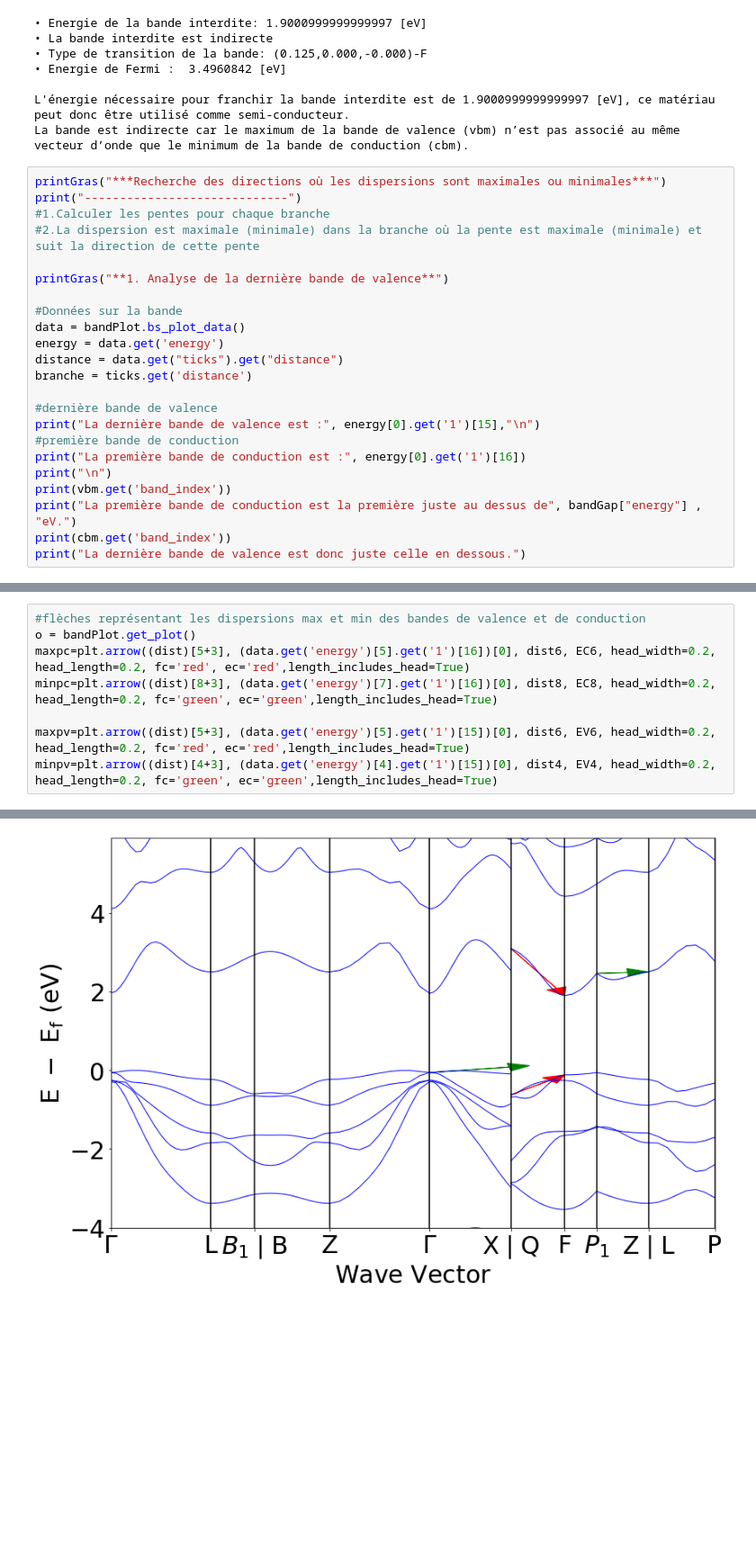
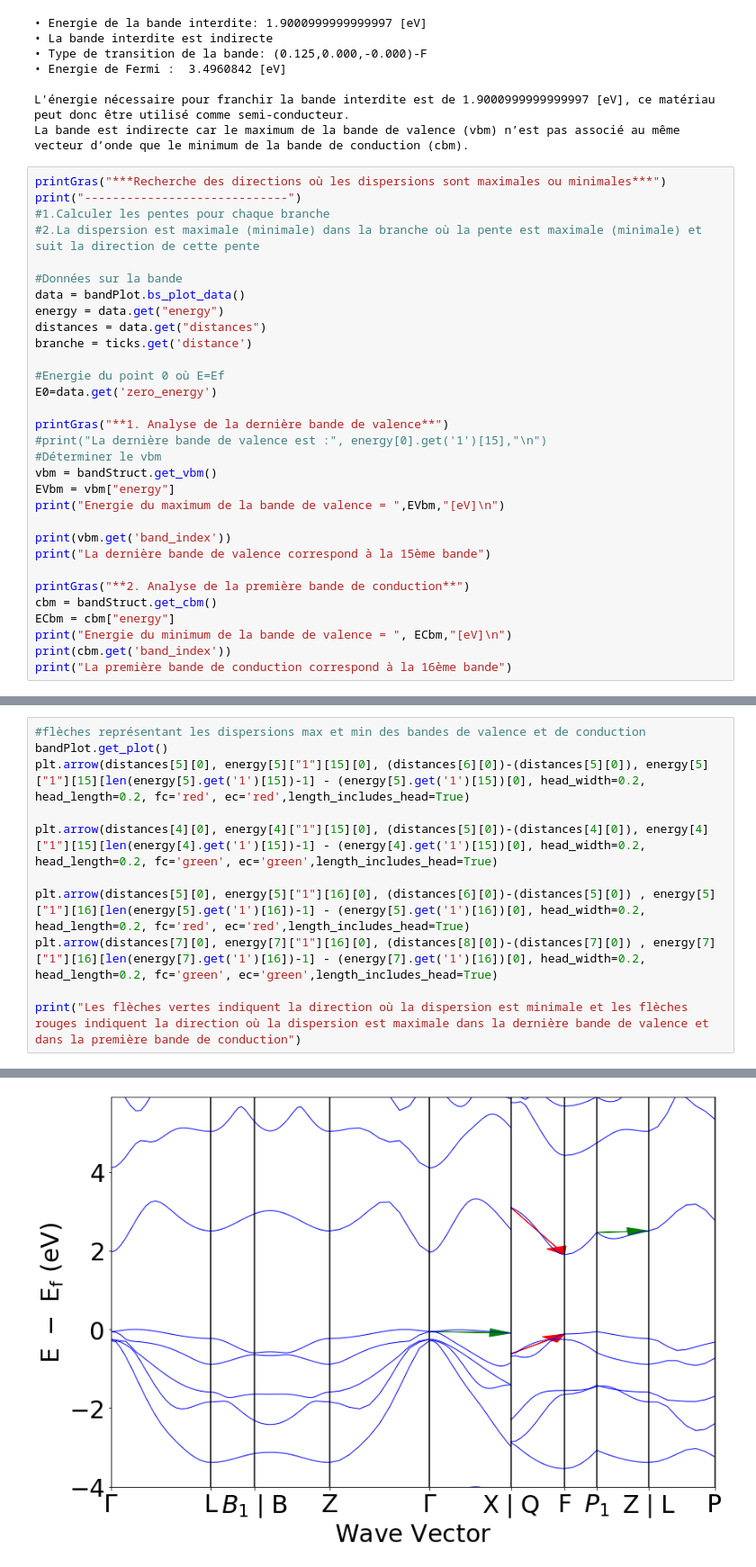
Before and after one commit to clelenoir/lmapr1492, a Jupyter notebook: bands.ipynb, the cells around one changed output, grey strips where cells are left out. Shown: that part at 90% size. Saved outputs shown, nothing was run; the diff lists cells and outputs as text; blank space fills up the shorter version.

```diff
--- a/bands.ipynb
+++ b/bands.ipynb
@@ -42,23 +45,31 @@ print("-----------------------------")
 #1.Calculer les pentes pour chaque branche
 #2.La dispersion est maximale (minimale) dans la branche où la pente est maximale (minimale) et suit la direction de cette pente
 
-printGras("**1. Analyse de la dernière bande de valence**")
-
 #Données sur la bande
 data = bandPlot.bs_plot_data()
-energy = data.get('energy')
-distance = data.get("ticks").get("distance")
+energy = data.get("energy")
+distances = data.get("distances")
 branche = ticks.get('distance')
 
-#dernière bande de valence
-print("La dernière bande de valence est :", energy[0].get('1')[15],"\n")
-#première bande de conduction
-print("La première bande de conduction est :", energy[0].get('1')[16])
-print("\n")
+#Energie du point 0 où E=Ef
+E0=data.get('zero_energy')
+
+printGras("**1. Analyse de la dernière bande de valence**")
+#print("La dernière bande de valence est :", energy[0].get('1')[15],"\n")
+#Déterminer le vbm
+vbm = bandStruct.get_vbm()
+EVbm = vbm["energy"]
+print("Energie du maximum de la bande de valence = ",EVbm,"[eV]\n")
+
 print(vbm.get('band_index'))
-print("La première bande de conduction est la première juste au dessus de", bandGap["energy"] , "eV.")
+print("La dernière bande de valence correspond à la 15ème bande")
+
+printGras("**2. Analyse de la première bande de conduction**")
+cbm = bandStruct.get_cbm()
+ECbm = cbm["energy"]
+print("Energie du minimum de la bande de valence = ", ECbm,"[eV]\n")
 print(cbm.get('band_index'))
-print("La dernière bande de valence est donc juste celle en dessous.")
+print("La première bande de conduction correspond à la 16ème bande")
 # %% [output]
 ***Recherche des directions où les dispersions sont maximales ou minimales***
 -----------------------------
@@ -210,9 +140,12 @@ Le minimum de dispersion de la bande de valence est -0.04706031189042864 dans la
 # %%
 #flèches représentant les dispersions max et min des bandes de valence et de conduction
-o = bandPlot.get_plot()
-maxpc=plt.arrow((dist)[5+3], (data.get('energy')[5].get('1')[16])[0], dist6, EC6, head_width=0.2, head_length=0.2, fc='red', ec='red',length_includes_head=True)
-minpc=plt.arrow((dist)[8+3], (data.get('energy')[7].get('1')[16])[0], dist8, EC8, head_width=0.2, head_length=0.2, fc='green', ec='green',length_includes_head=True)
+bandPlot.get_plot()
+plt.arrow(distances[5][0], energy[5]["1"][15][0], (distances[6][0])-(distances[5][0]), energy[5]["1"][15][len(energy[5].get('1')[15])-1] - (energy[5].get('1')[15])[0], head_width=0.2, head_length=0.2, fc='red', ec='red',length_includes_head=True)
 
-maxpv=plt.arrow((dist)[5+3], (data.get('energy')[5].get('1')[15])[0], dist6, EV6, head_width=0.2, head_length=0.2, fc='red', ec='red',length_includes_head=True)
-minpv=plt.arrow((dist)[4+3], (data.get('energy')[4].get('1')[15])[0], dist4, EV4, head_width=0.2, head_length=0.2, fc='green', ec='green',length_includes_head=True)
+plt.arrow(distances[4][0], energy[4]["1"][15][0], (distances[5][0])-(distances[4][0]), energy[4]["1"][15][len(energy[4].get('1')[15])-1] - (energy[4].get('1')[15])[0], head_width=0.2, head_length=0.2, fc='green', ec='green',length_includes_head=True)
+
+plt.arrow(distances[5][0], energy[5]["1"][16][0], (distances[6][0])-(distances[5][0]) , energy[5]["1"][16][len(energy[5].get('1')[16])-1] - (energy[5].get('1')[16])[0], head_width=0.2, head_length=0.2, fc='red', ec='red',length_includes_head=True)
+plt.arrow(distances[7][0], energy[7]["1"][16][0], (distances[8][0])-(distances[7][0]) , energy[7]["1"][16][len(energy[7].get('1')[16])-1] - (energy[7].get('1')[16])[0], head_width=0.2, head_length=0.2, fc='green', ec='green',length_includes_head=True)
+
+print("Les flèches vertes indiquent la direction où la dispersion est minimale et les flèches rouges indiquent la direction où la dispersion est maximale dans la dernière bande de valence et dans la première bande de conduction")
 # %% [output]
@@ -219 +153 @@ minpv=plt.arrow((dist)[4+3], (data.get('energy')[4].get('1')[15])[0], dist4, EV4
-[figure, old version]
+[figure, new version]
```
Also changed, not shown: parts of 11 cells of this notebook.
